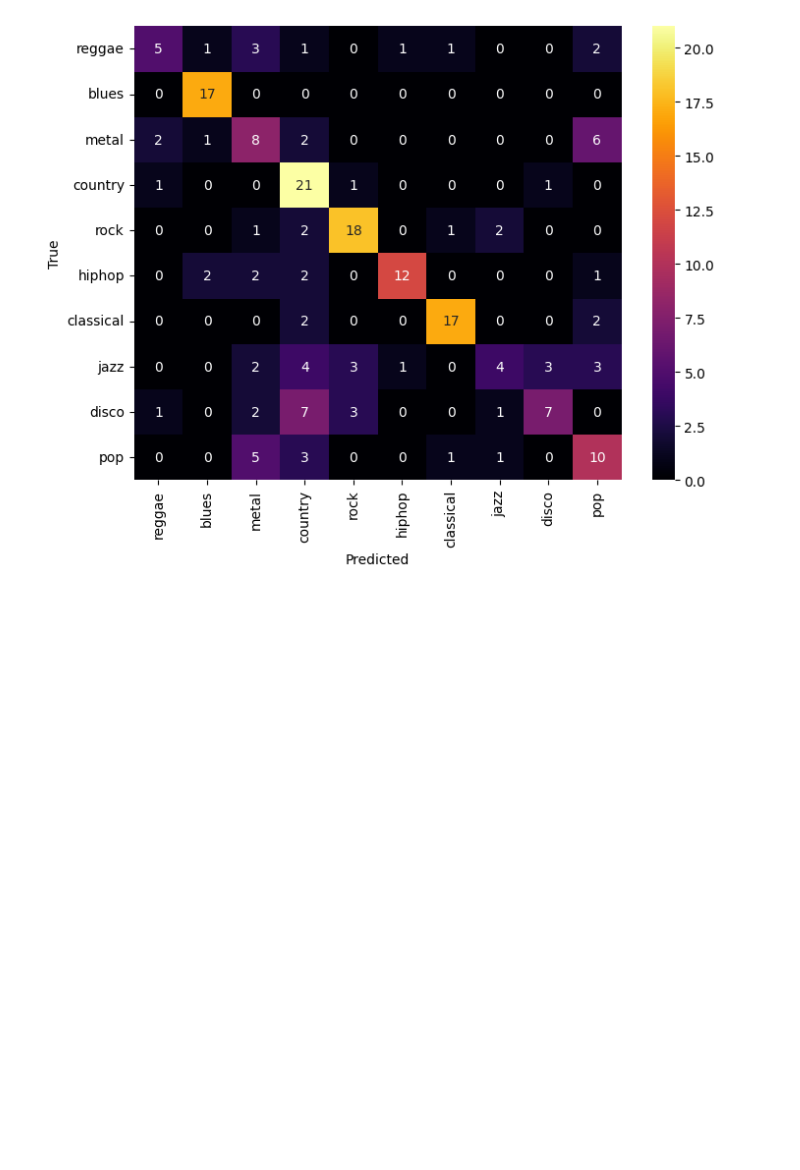
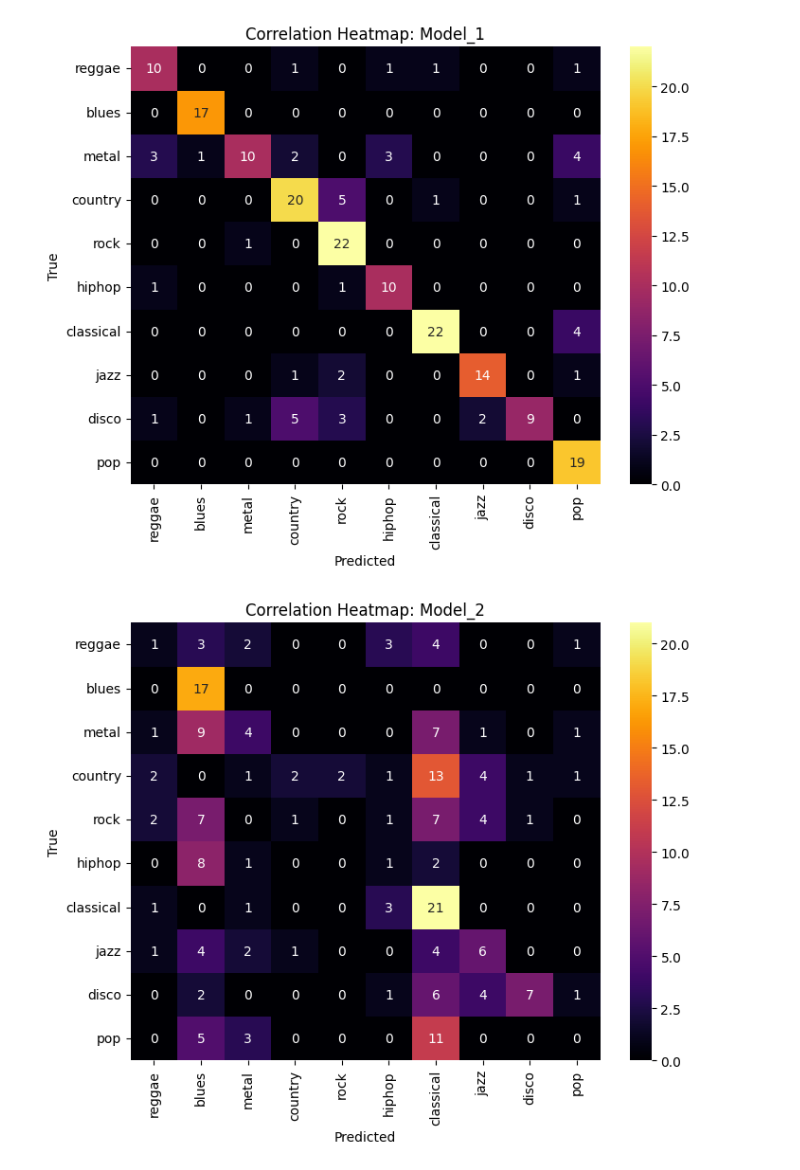
Before and after one commit to DawidStepniewski/MusicGenreRecognition, a Jupyter notebook: nn_models_classification.ipynb, the cells around one changed output. Cells and saved outputs as stored; diff of their text form; code cells hidden in the pictures; blank space fills up the shorter version.

Commit message:
Add: Added 2 neural network models, configured metrics to show results one by one

```diff
--- a/nn_models_classification.ipynb
+++ b/nn_models_classification.ipynb
@@ -198,7 +209,15 @@ KeyboardInterrupt: ignored
 # %%
-best_model = tensorflow.keras.models.load_model('best_model_256.h5')
-predict_results = best_model.predict(X_test)
+models_y = {}
+for dictionary in os.listdir(checkpoint_dir):
+  X_train, X_test, y_train, y_test = train_test_split(X, y_onehot, test_size=0.2, random_state=42, shuffle=True)
+  best_model_path = os.path.join(checkpoint_dir, dictionary)
+  best_model = tensorflow.keras.models.load_model(best_model_path + "/best_model.h5")
 
-y_pred = np.argmax(predict_results, axis=1)
-y_test = np.argmax(y_test, axis=1)
+  predict_results = best_model.predict(X_test)
+
+  y_pred = np.argmax(predict_results, axis=1)
+  y_test = np.argmax(y_test, axis=1)
+
+  y_dict = {'y_pred': y_pred, 'y_test': y_test}
+  models_y[str(dictionary)] = y_dict
 # %% [output]
@@ -206,6 +227,10 @@ y_test = np.argmax(y_test, axis=1)
 # %%
-accuracy = accuracy_score(y_test, y_pred)
-report = classification_report(y_test, y_pred, target_names=classes)
-print(report)
-print(f'Accuracy: {accuracy:.4f}')
+for model in models_y:
+  y_pred = models_y.get(model).get('y_pred')
+  y_test = models_y.get(model).get('y_test')
+  accuracy = accuracy_score(y_test, y_pred)
+  report = classification_report(y_test, y_pred, target_names=classes)
+  print(str(model) + " statistics")
+  print(report)
+  print(f'Accuracy: {accuracy:.4f}' + '\n')
 # %% [output]
@@ -230,14 +254,19 @@ Accuracy: 0.5980
 # %%
 from sklearn.metrics import confusion_matrix
 import seaborn as sns
 import matplotlib.pyplot as plt
 
-cm = confusion_matrix(y_test, y_pred)
+for model in models_y:
+  y_pred = models_y.get(model).get('y_pred')
+  y_test = models_y.get(model).get('y_test')
+  cm = confusion_matrix(y_test, y_pred)
 
-plt.figure(figsize=(8, 6))
-sns.heatmap(cm, annot=True, fmt='d', cmap='inferno', xticklabels=classes, yticklabels=classes)
-plt.xlabel('Predicted')
-plt.ylabel('True')
-plt.show()
+  plt.figure(figsize=(8, 6))
+  sns.heatmap(cm, annot=True, fmt='d', cmap='inferno', xticklabels=classes, yticklabels=classes)
+  plt.title('Correlation Heatmap: ' + str(model))
+  plt.xlabel('Predicted')
+  plt.ylabel('True')
+  plt.show()
 # %% [output]
-[figure, old version]
+[figure, new version]
+[figure, added]
```
Also changed, not shown: parts of 40 cells of this notebook.
